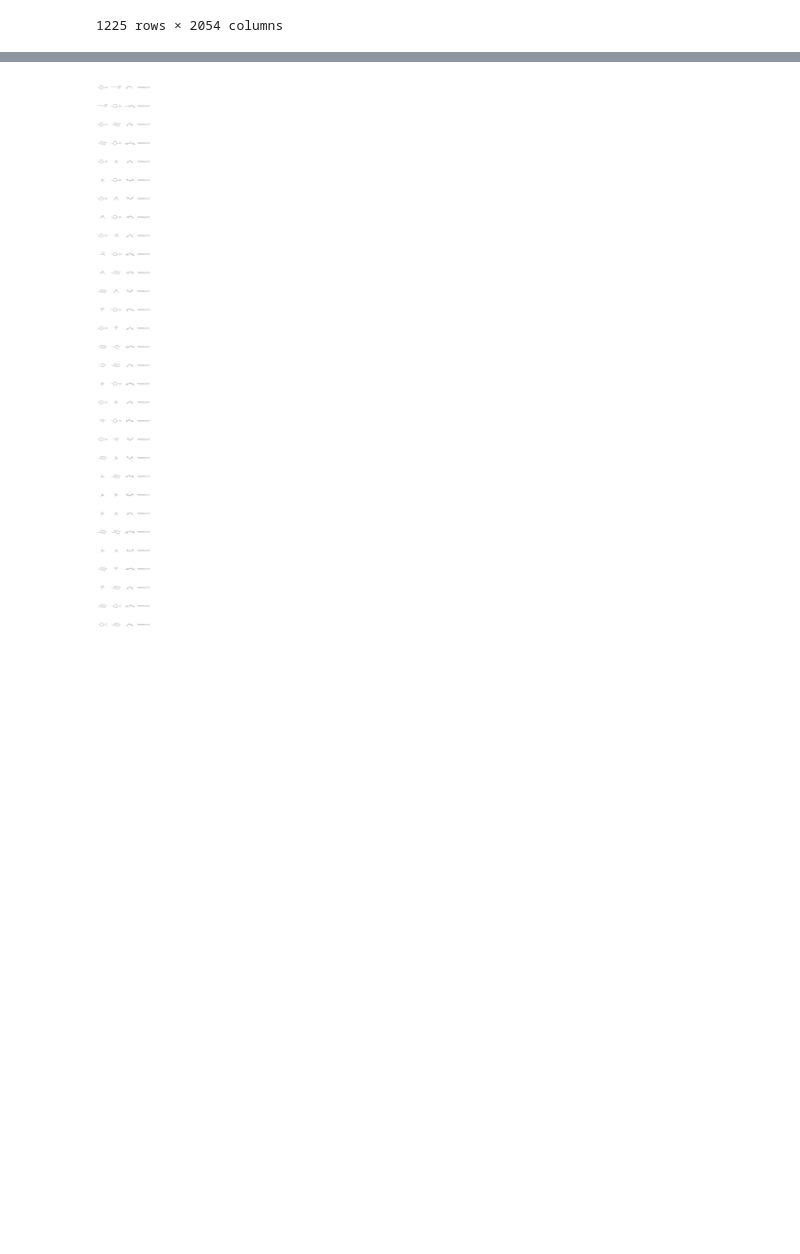
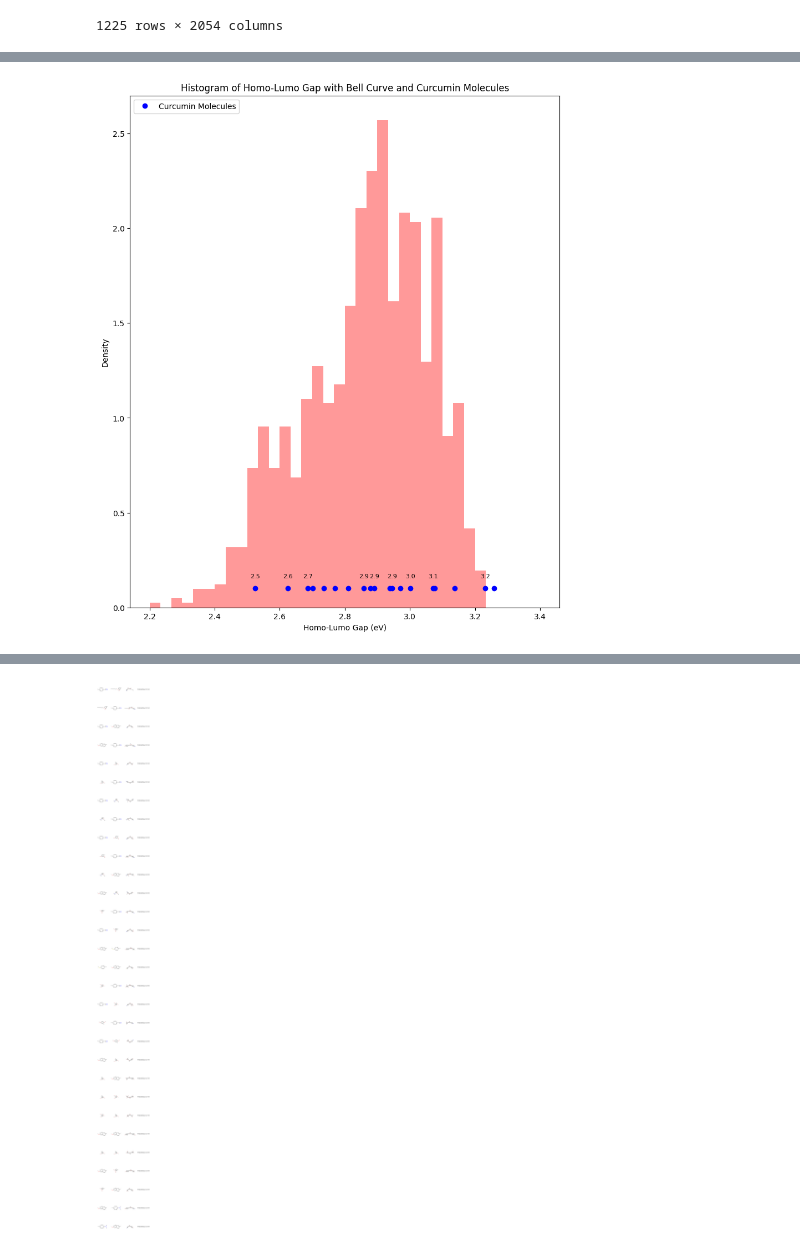
Before and after one commit to chamodpeiris/Curcumin_BendGap_Cheminfo, a Jupyter notebook: Cucumines/Curcumin_NewMolecules_Pred/donorfiltered_model(RFE).ipynb, the cells around one changed output, grey strips where cells are left out. Cells and saved outputs as stored; diff of their text form; code cells hidden in the pictures; blank space fills up the shorter version.

```diff
--- a/Cucumines/Curcumin_NewMolecules_Pred/donorfiltered_model(RFE).ipynb
+++ b/Cucumines/Curcumin_NewMolecules_Pred/donorfiltered_model(RFE).ipynb
@@ -574,0 +647,48 @@ plt.show()
+# %%
+import numpy as np
+from scipy.stats import norm
+import random
+import matplotlib.pyplot as plt
+
+plt.figure(figsize=(10, 12))
+
+# Extract the predicted Homo-Lumo Gap values
+homo_lumo_gap_pred = Premutated_Mol_df_mf['Homo-Lumo Gap (eV) Pred']
+
+# Define the number of bins and the range
+num_bins = 36
+range_min = 2.2
+range_max = 3.4
+
+# Create the histogram
+counts, bins, patches = plt.hist(homo_lumo_gap_pred, bins=num_bins, range=(range_min, range_max), density=True, alpha=0.4, color='red')
+
+# Fit a normal distribution to the data
+#(mu, sigma) = norm.fit(homo_lumo_gap_pred)
+
+# Add a 'best fit' line
+#y = norm.pdf(bins, mu, sigma)
+#plt.plot(bins, y, 'r--', linewidth=2)
+
+# Extract the actual Homo-Lumo Gap values for the 19 curcumin molecules
+curcumin_gaps = curcumin_df_mf['Homo-Lumo Gap (eV)'].head(19)
+
+# Plot the 19 curcumin molecules as yellow dots
+for i, gap in enumerate(curcumin_gaps):
+    plt.plot(gap, 0.1, 'bo')
+
+random_indices = random.sample(range(len(curcumin_gaps)), 9)
+for i in random_indices:
+    gap = curcumin_gaps.iloc[i]
+    plt.text(gap, 0.15, f'{gap:.1f}', ha='center', va='bottom', fontsize=8, color='black')
+
+# Add titles and labels
+plt.xlabel('Homo-Lumo Gap (eV)')
+plt.ylabel('Density')
+plt.title('Histogram of Homo-Lumo Gap with Bell Curve and Curcumin Molecules')
+plt.legend(['Curcumin Molecules'], loc='upper left')
+
+# Show the plot
+plt.show()
+# %% [output]
+[figure, added]
```
Also changed, not shown: parts of 11 cells of this notebook, 6 other files.
